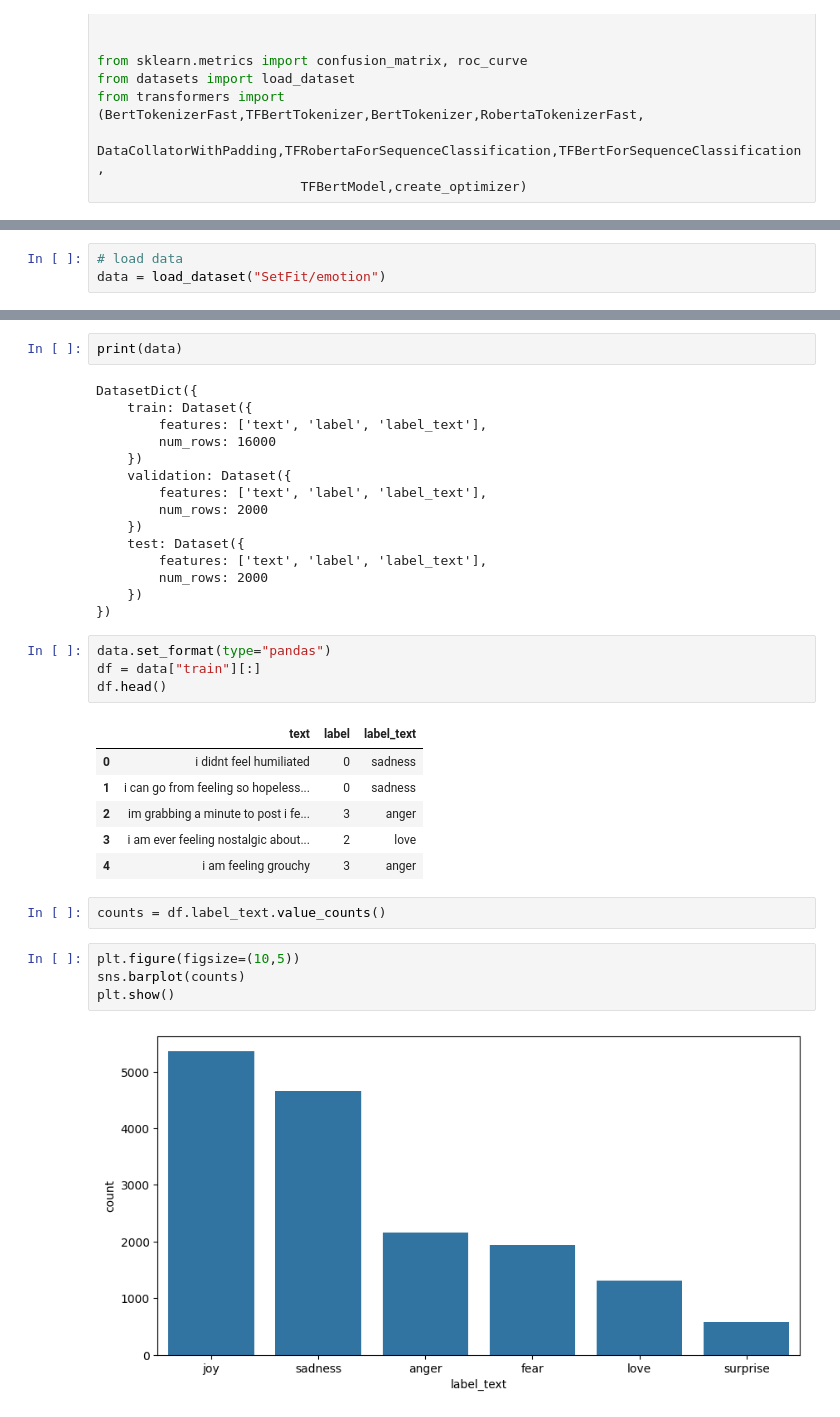
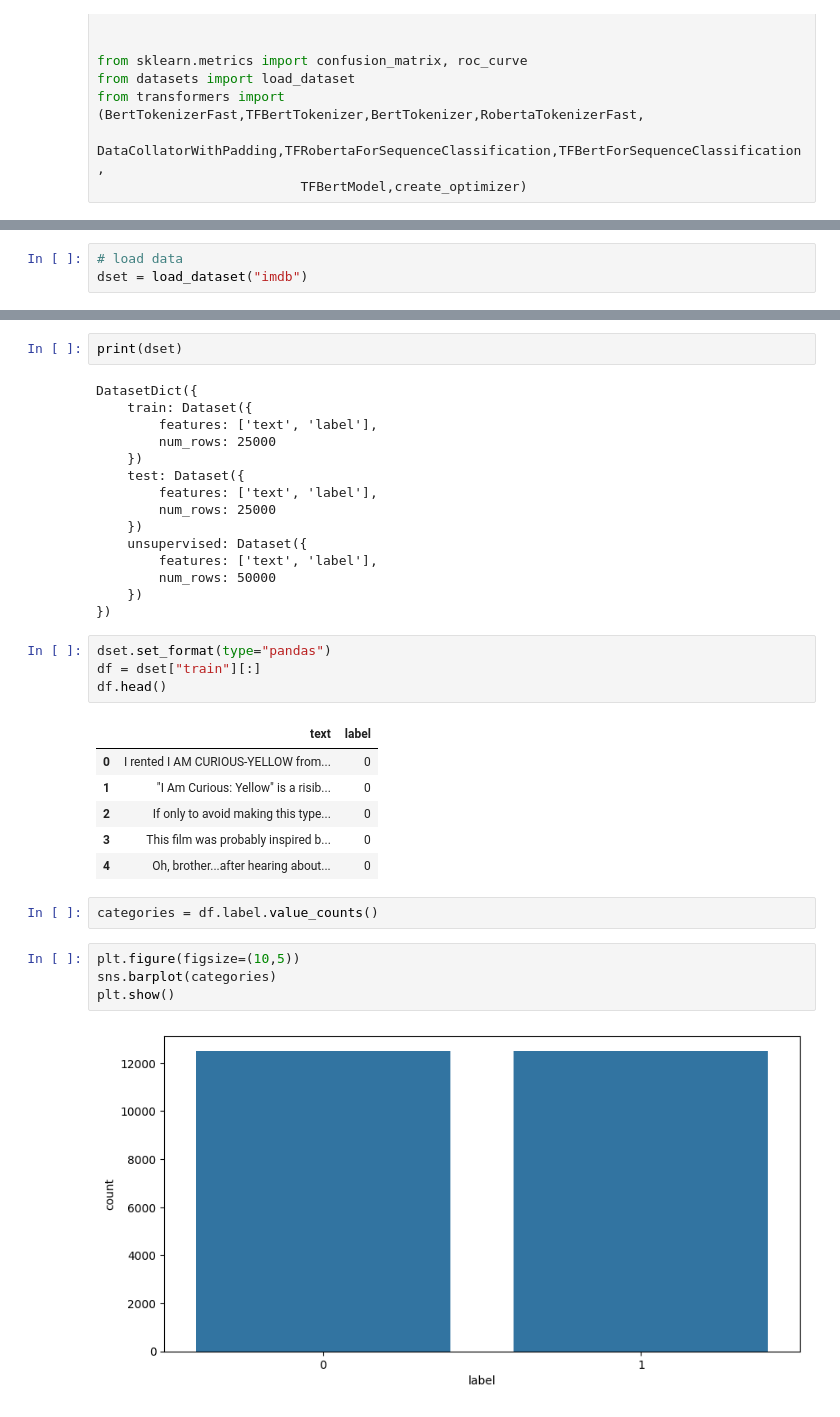
Before and after one commit to bksat90/LLM, a Jupyter notebook: LLM_project.ipynb, the cells around one changed output, grey strips where cells are left out. Saved outputs shown, nothing was run; the diff lists cells and outputs as text.

```diff
--- a/LLM_project.ipynb
+++ b/LLM_project.ipynb
@@ -42,4 +42,4 @@ EPOCHS = 3
 # %%
 # load data
-data = load_dataset("SetFit/emotion")
+dset = load_dataset("imdb")
 # %% [output]
@@ -48,36 +51,36 @@ WARNING:huggingface_hub.repocard:Repo card metadata block was not found. Setting
 # %%
-print(data)
+print(dset)
 # %% [output]
 DatasetDict({
     train: Dataset({
-        features: ['text', 'label', 'label_text'],
-        num_rows: 16000
-    })
-    validation: Dataset({
-        features: ['text', 'label', 'label_text'],
-        num_rows: 2000
+        features: ['text', 'label'],
+        num_rows: 25000
     })
     test: Dataset({
-        features: ['text', 'label', 'label_text'],
-        num_rows: 2000
+        features: ['text', 'label'],
+        num_rows: 25000
+    })
+    unsupervised: Dataset({
+        features: ['text', 'label'],
+        num_rows: 50000
     })
 })
 # %%
-data.set_format(type="pandas")
-df = data["train"][:]
+dset.set_format(type="pandas")
+df = dset["train"][:]
 df.head()
 # %% [output]
-|  | text | label | label_text |
-| 0 | i didnt feel humiliated | 0 | sadness |
-| 1 | i can go from feeling so hopeless... | 0 | sadness |
-| 2 | im grabbing a minute to post i fe... | 3 | anger |
-| 3 | i am ever feeling nostalgic about... | 2 | love |
-| 4 | i am feeling grouchy | 3 | anger |
+|  | text | label |
+| 0 | I rented I AM CURIOUS-YELLOW from... | 0 |
+| 1 | "I Am Curious: Yellow" is a risib... | 0 |
+| 2 | If only to avoid making this type... | 0 |
+| 3 | This film was probably inspired b... | 0 |
+| 4 | Oh, brother...after hearing about... | 0 |
 # %%
-counts = df.label_text.value_counts()
+categories = df.label.value_counts()
 # %%
 plt.figure(figsize=(10,5))
-sns.barplot(counts)
+sns.barplot(categories)
 plt.show()
 # %% [output]
-[figure, old version]
+[figure, new version]
```
Also changed, not shown: parts of 17 cells of this notebook.
